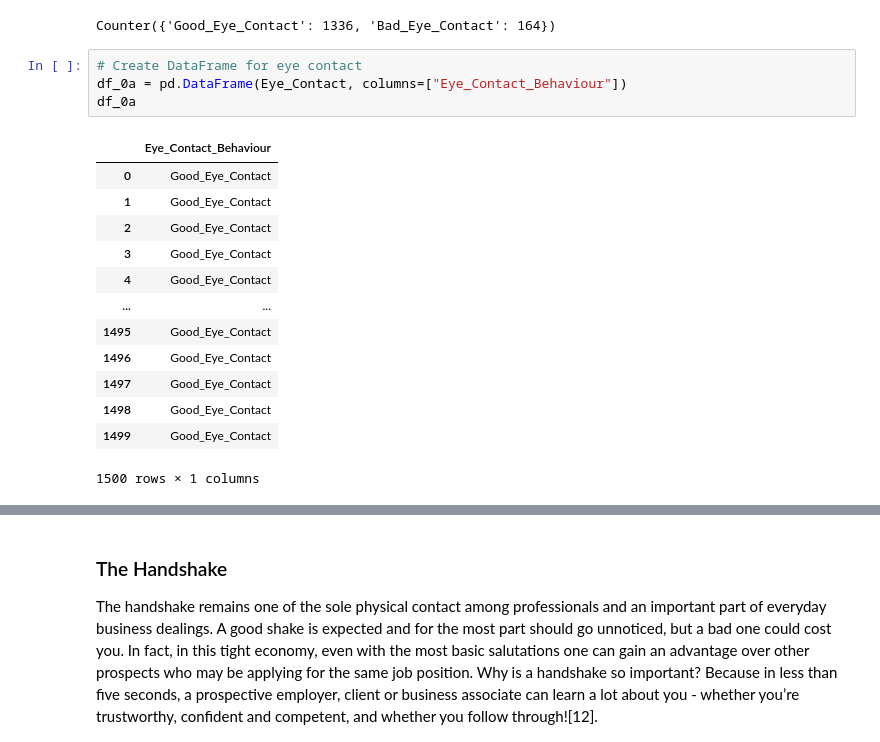
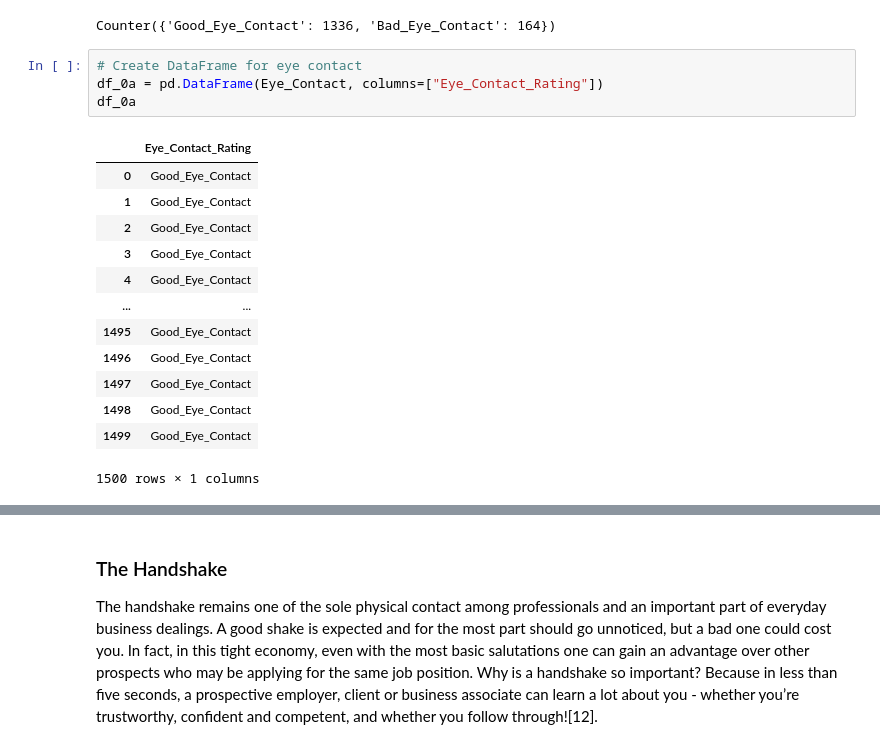
Before and after one commit to Deego88/Programming_for_Data_Analysis_Project_2020, a Jupyter notebook: Programming_for_Data_Analysis_Project_2020.ipynb, the cells around one changed output, grey strips where cells are left out. Saved outputs shown, nothing was run; the diff lists cells and outputs as text.

```diff
--- a/Programming_for_Data_Analysis_Project_2020.ipynb
+++ b/Programming_for_Data_Analysis_Project_2020.ipynb
@@ -470,10 +503,10 @@ Counter(Eye_Contact)
 Counter({'Good_Eye_Contact': 1336, 'Bad_Eye_Contact': 164})
 # %%
 # Create DataFrame for eye contact
-df_0a = pd.DataFrame(Eye_Contact, columns=["Eye_Contact_Behaviour"])
+df_0a = pd.DataFrame(Eye_Contact, columns=["Eye_Contact_Rating"])
 df_0a
 # %% [output]
-|  | Eye_Contact_Behaviour |
+|  | Eye_Contact_Rating |
 | 0 | Good_Eye_Contact |
 | 1 | Good_Eye_Contact |
 | 2 | Good_Eye_Contact |
```
Also changed, not shown: parts of 30 cells of this notebook, 1 other file.
